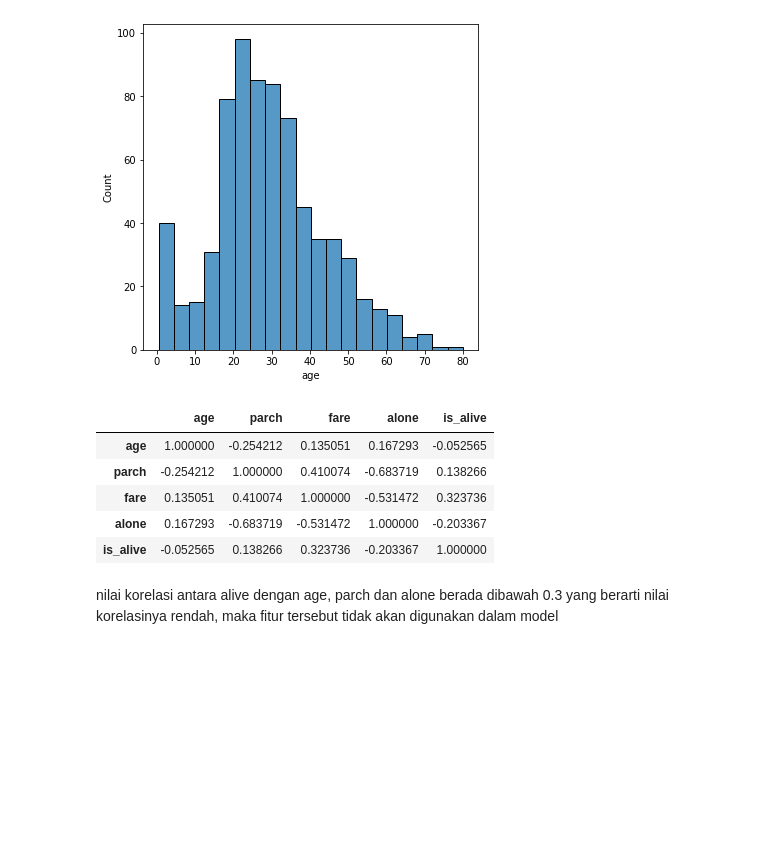
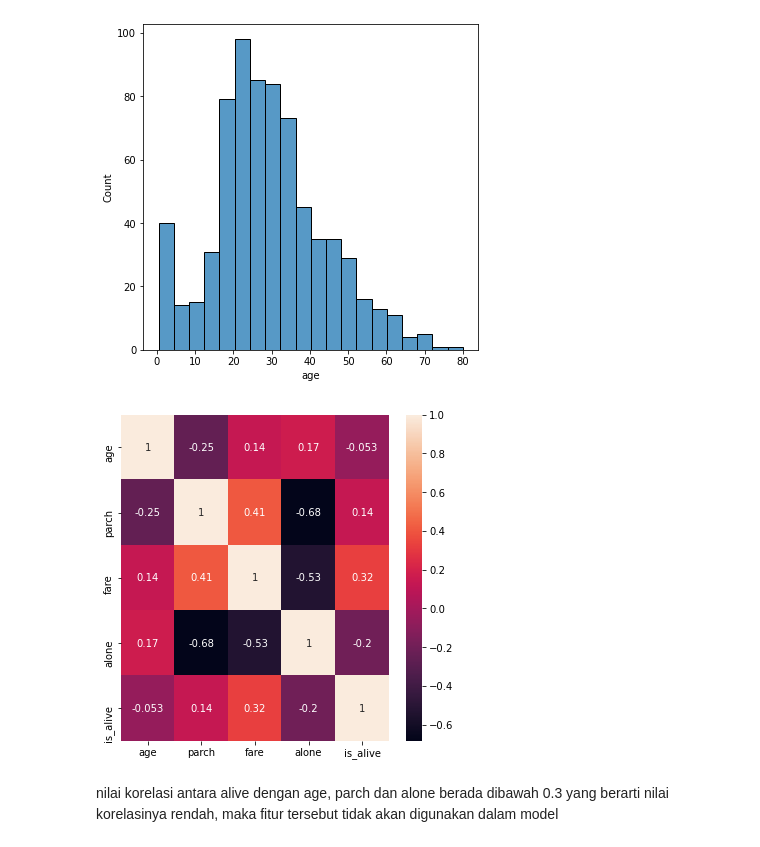
Before and after one commit to riensa/titanic_survivability_prediction, a Jupyter notebook: Survivability Prediction in Titanic Dataset.ipynb, the cells around one changed output. Saved outputs shown, nothing was run; the diff lists cells and outputs as text; code cells hidden in the pictures; blank space fills up the shorter version.

Commit message:
image correlation

```diff
--- a/Survivability Prediction in Titanic Dataset.ipynb
+++ b/Survivability Prediction in Titanic Dataset.ipynb
@@ -54,15 +54,12 @@ sns.histplot(data=df_data['age'])
 plt.show()
 # %% [output]
 [figure]
-# %%
-df_data.corr(method='spearman')
-# %% [output]
-|  | age | parch | fare | alone | is_alive |
-| age | 1.000000 | -0.254212 | 0.135051 | 0.167293 | -0.052565 |
-| parch | -0.254212 | 1.000000 | 0.410074 | -0.683719 | 0.138266 |
-| fare | 0.135051 | 0.410074 | 1.000000 | -0.531472 | 0.323736 |
-| alone | 0.167293 | -0.683719 | -0.531472 | 1.000000 | -0.203367 |
-| is_alive | -0.052565 | 0.138266 | 0.323736 | -0.203367 | 1.000000 |
+# %%
+plt.figure(figsize=(6,6))
+sns.heatmap(data = df_data.corr(method='spearman'), annot = True)
+plt.show()
+# %% [output]
+[figure, added]
 # %% [markdown]
 nilai korelasi antara alive dengan age, parch dan alone berada dibawah 0.3 yang berarti nilai korelasinya rendah, maka fitur tersebut tidak akan digunakan dalam model
 # %%
```
Also changed, not shown: parts of 16 cells of this notebook.
